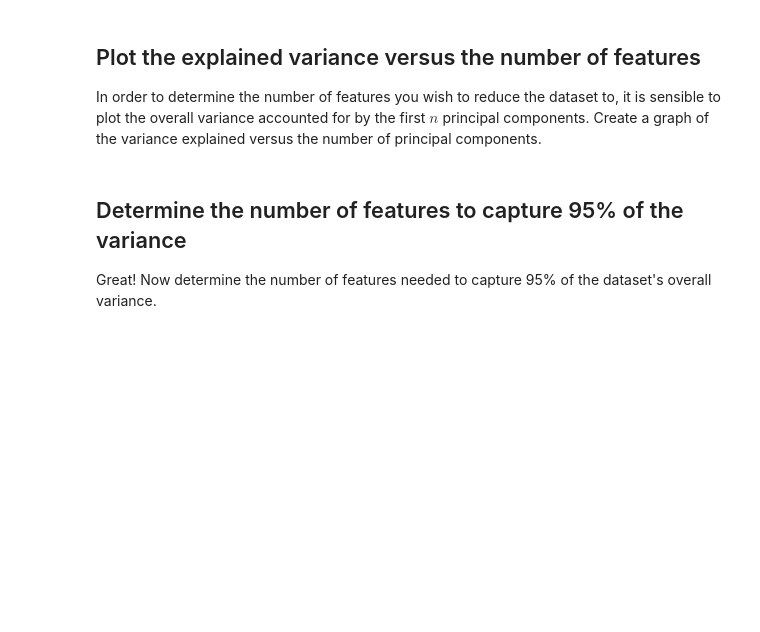
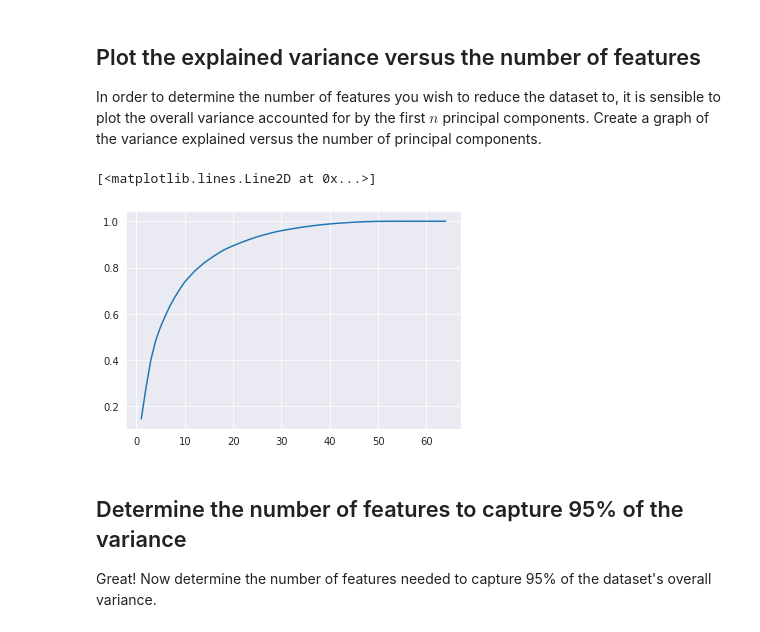
Before and after one commit to Ahila700/dsc-pca-and-digital-image-processing-lab-nyc-ds-033020, a Jupyter notebook: index.ipynb, the cells around one changed output. Saved outputs shown, nothing was run; the diff lists cells and outputs as text; code cells hidden in the pictures; blank space fills up the shorter version.

```diff
--- a/index.ipynb
+++ b/index.ipynb
@@ -110,3 +108,8 @@ In order to determine the number of features you wish to reduce the dataset to,
+# %%
+plt.plot(range(1,65), pca.explained_variance_ratio_.cumsum())
+# %% [output]
+[<matplotlib.lines.Line2D at 0x...>]
+[figure, added]
 # %% [markdown]
 ## Determine the number of features to capture 95% of the variance
 
```
Also changed, not shown: parts of 1 cell of this notebook.
